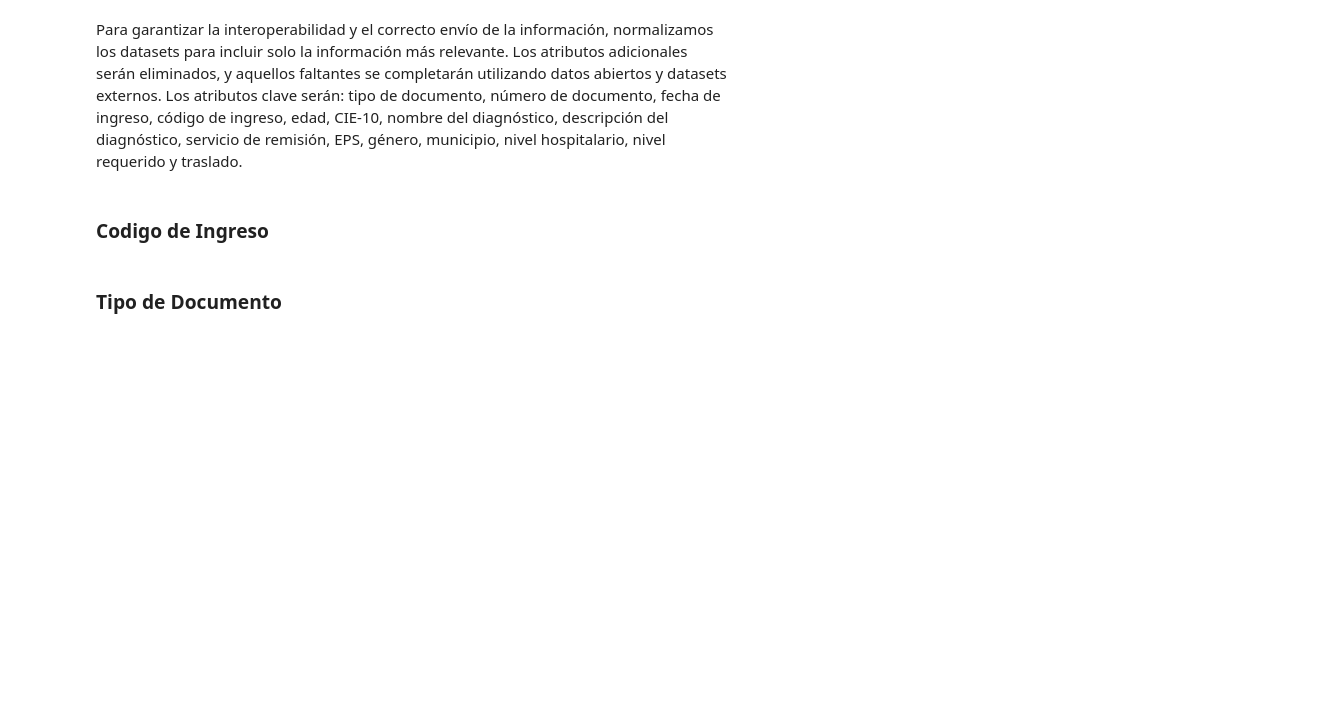
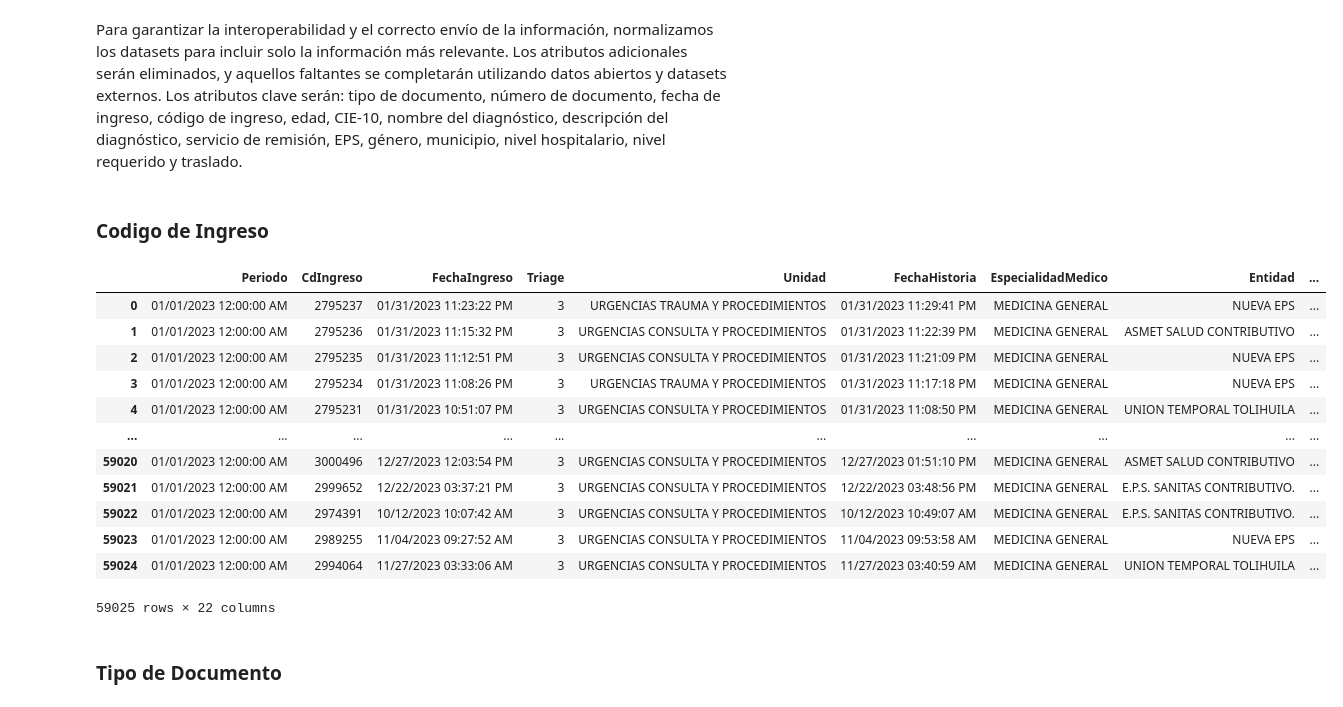
Before and after one commit to aisaza609/Interoperabilidad_Historias_clinicas, a Jupyter notebook: interoperabilidad_sistema_recomendacion_dataset__Hospitalarios.ipynb, the cells around one changed output. Cells and saved outputs as stored; diff of their text form; code cells hidden in the pictures; blank space fills up the shorter version.

```diff
--- a/interoperabilidad_sistema_recomendacion_dataset__Hospitalarios.ipynb
+++ b/interoperabilidad_sistema_recomendacion_dataset__Hospitalarios.ipynb
@@ -109,7 +109,21 @@ Para garantizar la interoperabilidad y el correcto envío de la información, no
 ### Codigo de Ingreso
 # %%
 # Cmabiamos le nombre de la columna
-excel_data = tg_pitalito.rename(columns={'Ingreso': 'CdIngreso'})
+tg_pitalito.rename(columns={'Ingreso': 'CdIngreso'})
+# %% [output]
+|  | Periodo | CdIngreso | FechaIngreso | Triage | Unidad | FechaHistoria | EspecialidadMedico | Entidad | ... |
+| 0 | 01/01/2023 12:00:00 AM | 2795237 | 01/31/2023 11:23:22 PM | 3 | URGENCIAS TRAUMA Y PROCEDIMIENTOS | 01/31/2023 11:29:41 PM | MEDICINA GENERAL | NUEVA EPS | ... |
+| 1 | 01/01/2023 12:00:00 AM | 2795236 | 01/31/2023 11:15:32 PM | 3 | URGENCIAS CONSULTA Y PROCEDIMIENTOS | 01/31/2023 11:22:39 PM | MEDICINA GENERAL | ASMET SALUD CONTRIBUTIVO | ... |
+| 2 | 01/01/2023 12:00:00 AM | 2795235 | 01/31/2023 11:12:51 PM | 3 | URGENCIAS CONSULTA Y PROCEDIMIENTOS | 01/31/2023 11:21:09 PM | MEDICINA GENERAL | NUEVA EPS | ... |
+| 3 | 01/01/2023 12:00:00 AM | 2795234 | 01/31/2023 11:08:26 PM | 3 | URGENCIAS TRAUMA Y PROCEDIMIENTOS | 01/31/2023 11:17:18 PM | MEDICINA GENERAL | NUEVA EPS | ... |
+| 4 | 01/01/2023 12:00:00 AM | 2795231 | 01/31/2023 10:51:07 PM | 3 | URGENCIAS CONSULTA Y PROCEDIMIENTOS | 01/31/2023 11:08:50 PM | MEDICINA GENERAL | UNION TEMPORAL TOLIHUILA | ... |
+| ... | ... | ... | ... | ... | ... | ... | ... | ... | ... |
+| 59020 | 01/01/2023 12:00:00 AM | 3000496 | 12/27/2023 12:03:54 PM | 3 | URGENCIAS CONSULTA Y PROCEDIMIENTOS | 12/27/2023 01:51:10 PM | MEDICINA GENERAL | ASMET SALUD CONTRIBUTIVO | ... |
+| 59021 | 01/01/2023 12:00:00 AM | 2999652 | 12/22/2023 03:37:21 PM | 3 | URGENCIAS CONSULTA Y PROCEDIMIENTOS | 12/22/2023 03:48:56 PM | MEDICINA GENERAL | E.P.S. SANITAS CONTRIBUTIVO. | ... |
+| 59022 | 01/01/2023 12:00:00 AM | 2974391 | 10/12/2023 10:07:42 AM | 3 | URGENCIAS CONSULTA Y PROCEDIMIENTOS | 10/12/2023 10:49:07 AM | MEDICINA GENERAL | E.P.S. SANITAS CONTRIBUTIVO. | ... |
+| 59023 | 01/01/2023 12:00:00 AM | 2989255 | 11/04/2023 09:27:52 AM | 3 | URGENCIAS CONSULTA Y PROCEDIMIENTOS | 11/04/2023 09:53:58 AM | MEDICINA GENERAL | NUEVA EPS | ... |
+| 59024 | 01/01/2023 12:00:00 AM | 2994064 | 11/27/2023 03:33:06 AM | 3 | URGENCIAS CONSULTA Y PROCEDIMIENTOS | 11/27/2023 03:40:59 AM | MEDICINA GENERAL | UNION TEMPORAL TOLIHUILA | ... |
+59025 rows × 22 columns
 # %% [markdown]
 ### Tipo de Documento
 # %% [markdown]
```
Also changed, not shown: parts of 29 cells of this notebook.
